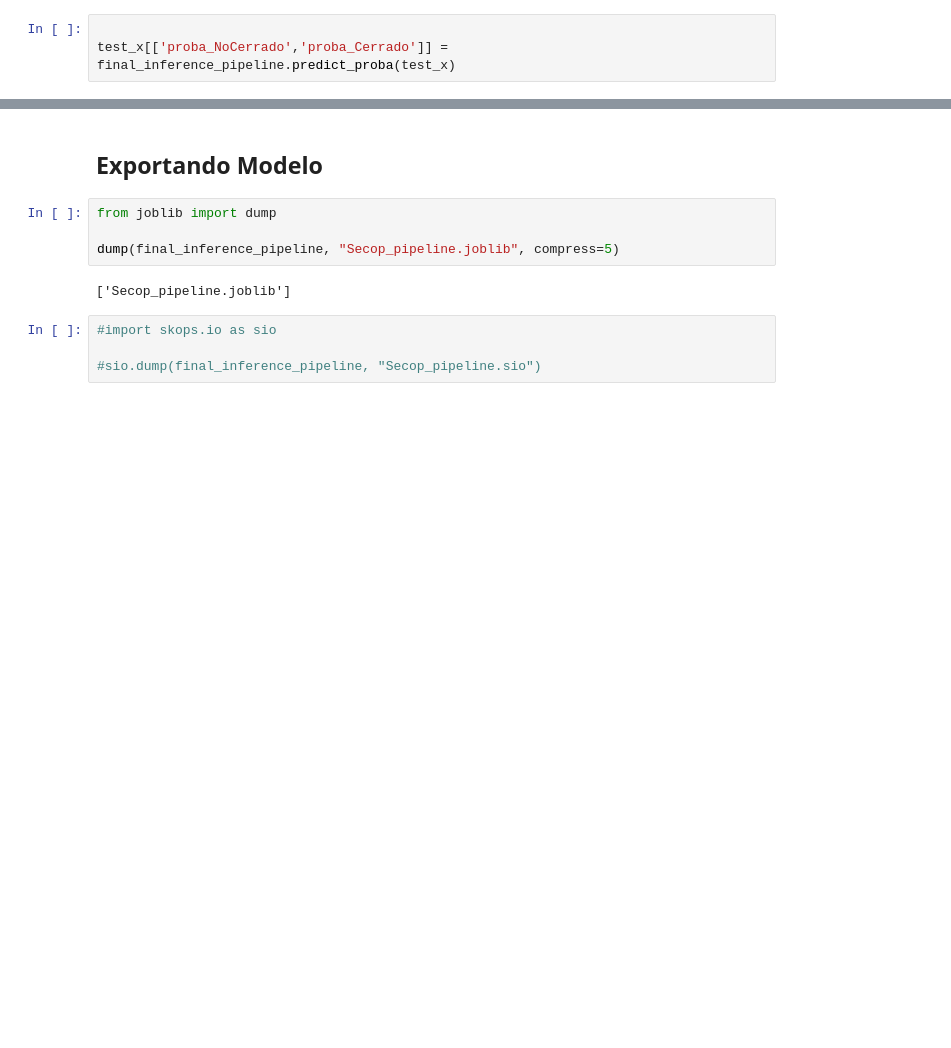
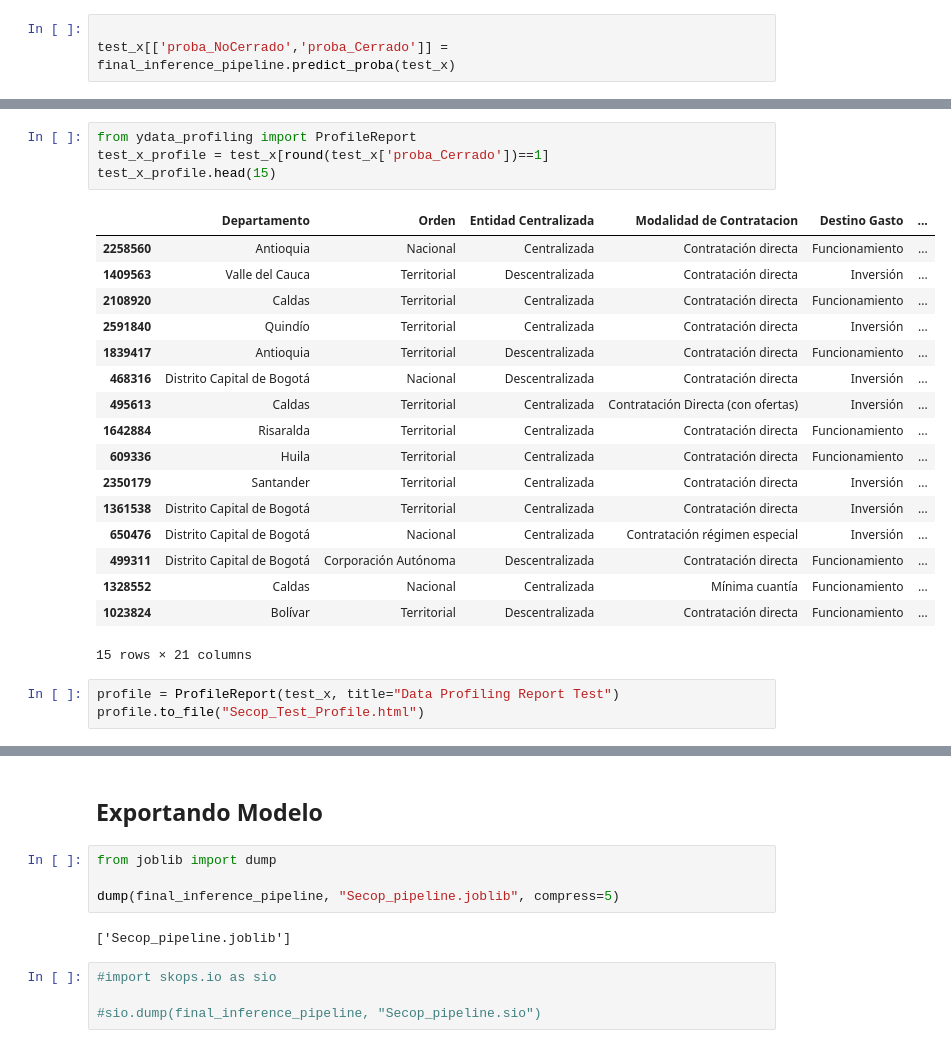
Before and after one commit to radiazg/secop_project, a Jupyter notebook: notebooks/Secop.ipynb, the cells around one changed output, grey strips where cells are left out. Saved outputs shown, nothing was run; the diff lists cells and outputs as text; blank space fills up the shorter version.

Commit message:
Ajustes Notebook con profile de pruebas del modelo

```diff
--- a/notebooks/Secop.ipynb
+++ b/notebooks/Secop.ipynb
@@ -584,3 +584,28 @@ Data columns (total 21 columns):
  20  proba_Cerrado               109881 non-null  float64
 dtypes: bool(8), float64(2), int64(5), object(6)
 memory usage: 12.6+ MB
+# %%
+from ydata_profiling import ProfileReport
+test_x_profile = test_x[round(test_x['proba_Cerrado'])==1]
+test_x_profile.head(15)
+# %% [output]
+|  | Departamento | Orden | Entidad Centralizada | Modalidad de Contratacion | Destino Gasto | ... |
+| 2258560 | Antioquia | Nacional | Centralizada | Contratación directa | Funcionamiento | ... |
+| 1409563 | Valle del Cauca | Territorial | Descentralizada | Contratación directa | Inversión | ... |
+| 2108920 | Caldas | Territorial | Centralizada | Contratación directa | Funcionamiento | ... |
+| 2591840 | Quindío | Territorial | Centralizada | Contratación directa | Inversión | ... |
+| 1839417 | Antioquia | Territorial | Descentralizada | Contratación directa | Funcionamiento | ... |
+| 468316 | Distrito Capital de Bogotá | Nacional | Descentralizada | Contratación directa | Inversión | ... |
+| 495613 | Caldas | Territorial | Centralizada | Contratación Directa (con ofertas) | Inversión | ... |
+| 1642884 | Risaralda | Territorial | Centralizada | Contratación directa | Funcionamiento | ... |
+| 609336 | Huila | Territorial | Centralizada | Contratación directa | Funcionamiento | ... |
+| 2350179 | Santander | Territorial | Centralizada | Contratación directa | Inversión | ... |
+| 1361538 | Distrito Capital de Bogotá | Territorial | Centralizada | Contratación directa | Inversión | ... |
+| 650476 | Distrito Capital de Bogotá | Nacional | Centralizada | Contratación régimen especial | Inversión | ... |
+| 499311 | Distrito Capital de Bogotá | Corporación Autónoma | Descentralizada | Contratación directa | Funcionamiento | ... |
+| 1328552 | Caldas | Nacional | Centralizada | Mínima cuantía | Funcionamiento | ... |
+| 1023824 | Bolívar | Territorial | Descentralizada | Contratación directa | Funcionamiento | ... |
+15 rows × 21 columns
+# %%
+profile = ProfileReport(test_x, title="Data Profiling Report Test")
+profile.to_file("Secop_Test_Profile.html")
```
Also changed, not shown: parts of 7 cells of this notebook, 2 other files.
